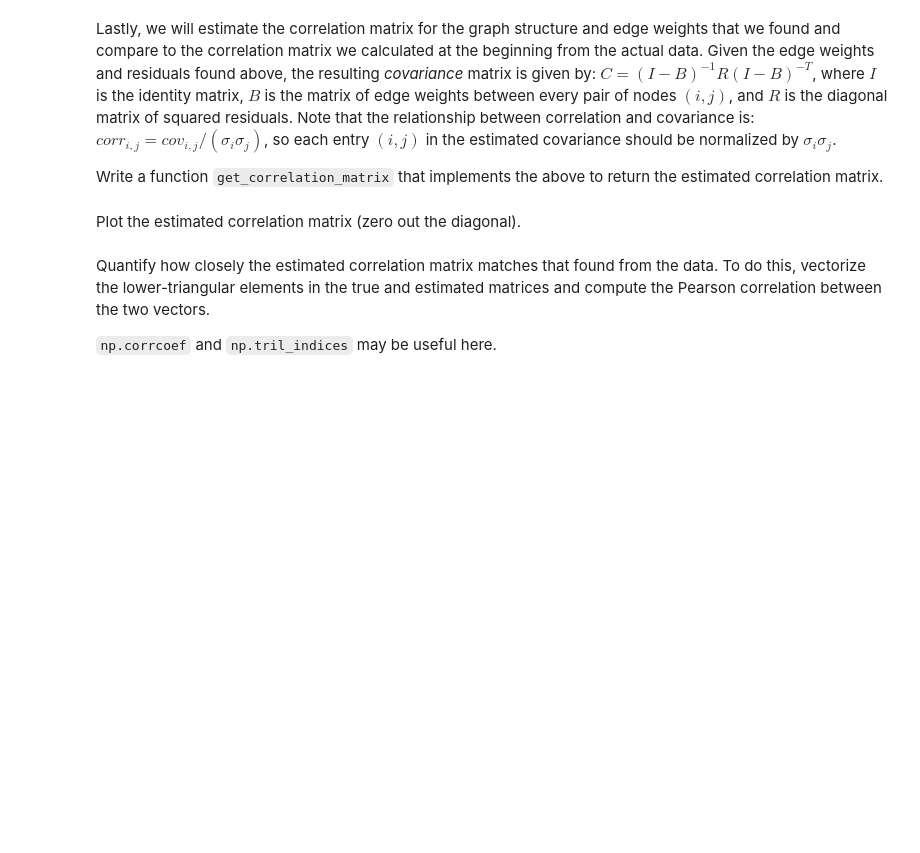
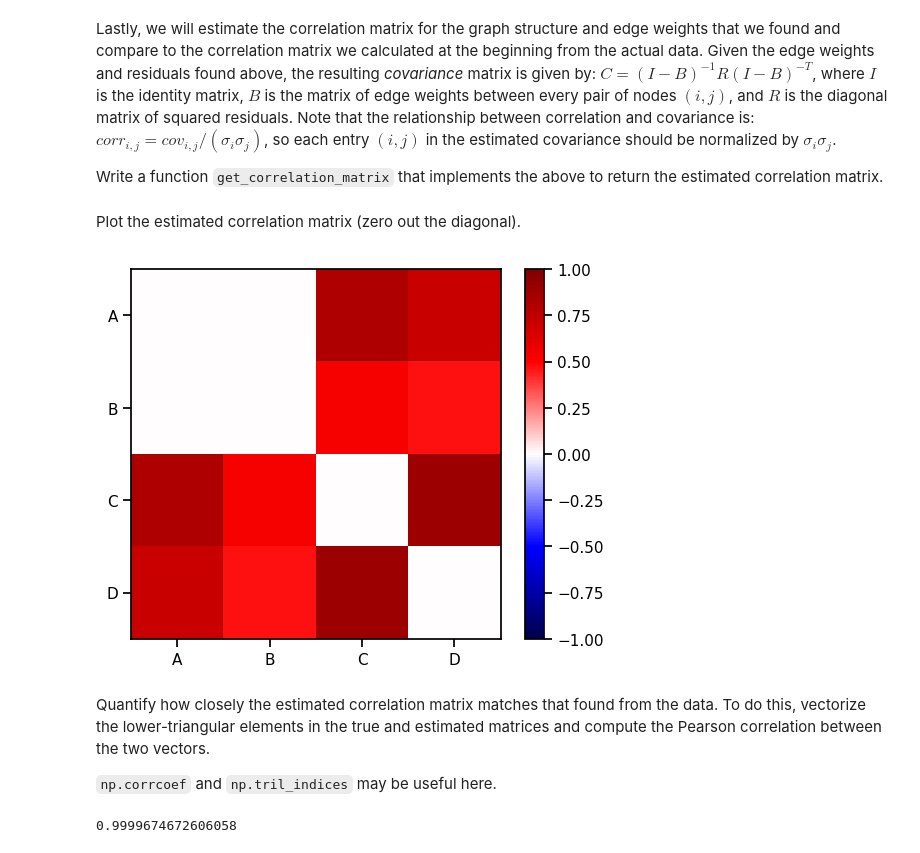
Before and after one commit to JHpusd/CFL_Research, a Jupyter notebook: practice_problems/07_20_23_day9_causal_modeling/code/diy_notebooks/exercise1.ipynb, the cells around one changed output. Cells and saved outputs as stored; diff of their text form; code cells hidden in the pictures; blank space fills up the shorter version.

```diff
--- a/practice_problems/07_20_23_day9_causal_modeling/code/diy_notebooks/exercise1.ipynb
+++ b/practice_problems/07_20_23_day9_causal_modeling/code/diy_notebooks/exercise1.ipynb
@@ -312,3 +328,14 @@ Plot the estimated correlation matrix (zero out the diagonal).
+# %%
+np.fill_diagonal(est_corr, 0)
+
+_ = plt.imshow(est_corr, cmap='seismic', vmin=-1, vmax=1, interpolation='nearest')
+_ = plt.colorbar()
+plt.gca().set_xticks(range(len(var_names)))
+plt.gca().set_yticks(range(len(var_names)))
+_ = plt.gca().set_xticklabels(var_names)
+_ = plt.gca().set_yticklabels(var_names)
+# %% [output]
+[figure, added]
 # %% [markdown]
 Quantify how closely the estimated correlation matrix matches that found
 from the data. To do this, vectorize the lower-triangular elements in the true
@@ -319,0 +345,6 @@ and estimated matrices and compute the Pearson correlation between the two vecto
+# %%
+true_vec = corr[np.tril_indices(corr.shape[0], k=-1)].flatten()
+est_vec = est_corr[np.tril_indices(est_corr.shape[0],-1)].flatten()
+print(np.corrcoef(true_vec, est_vec)[0,1])
+# %% [output]
+0.9999674672606058
```
Also changed, not shown: parts of 11 cells of this notebook.
